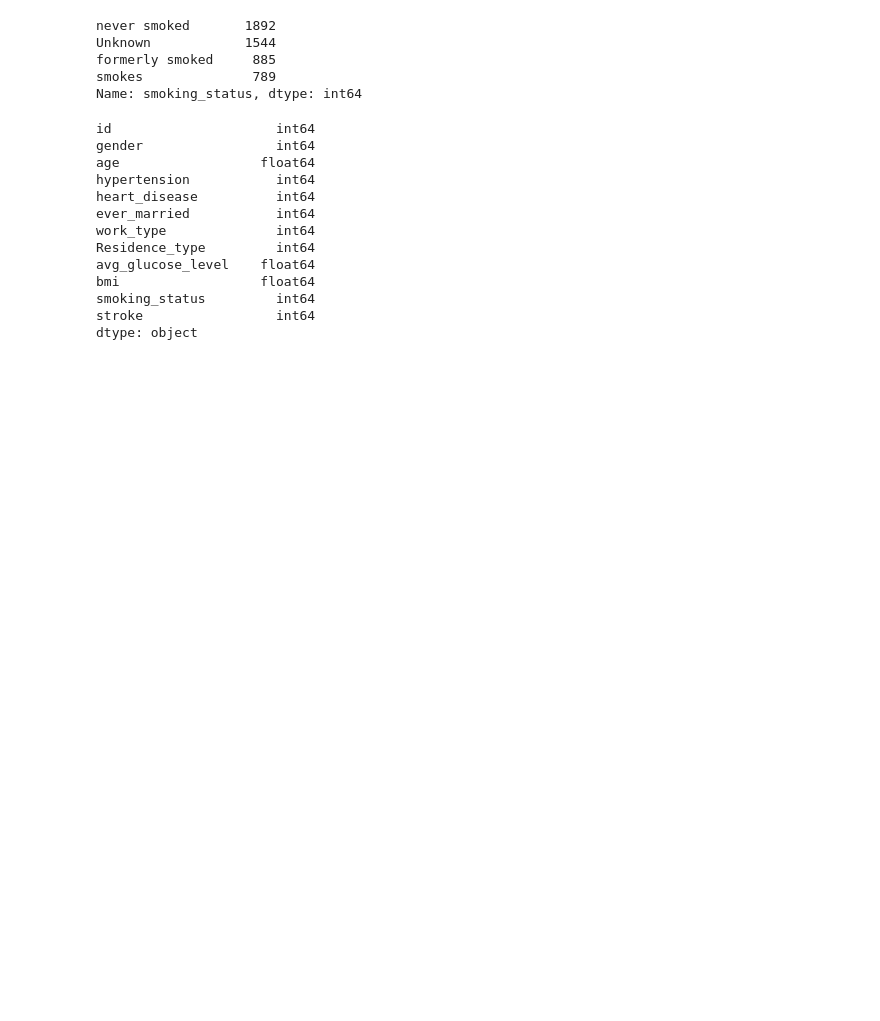
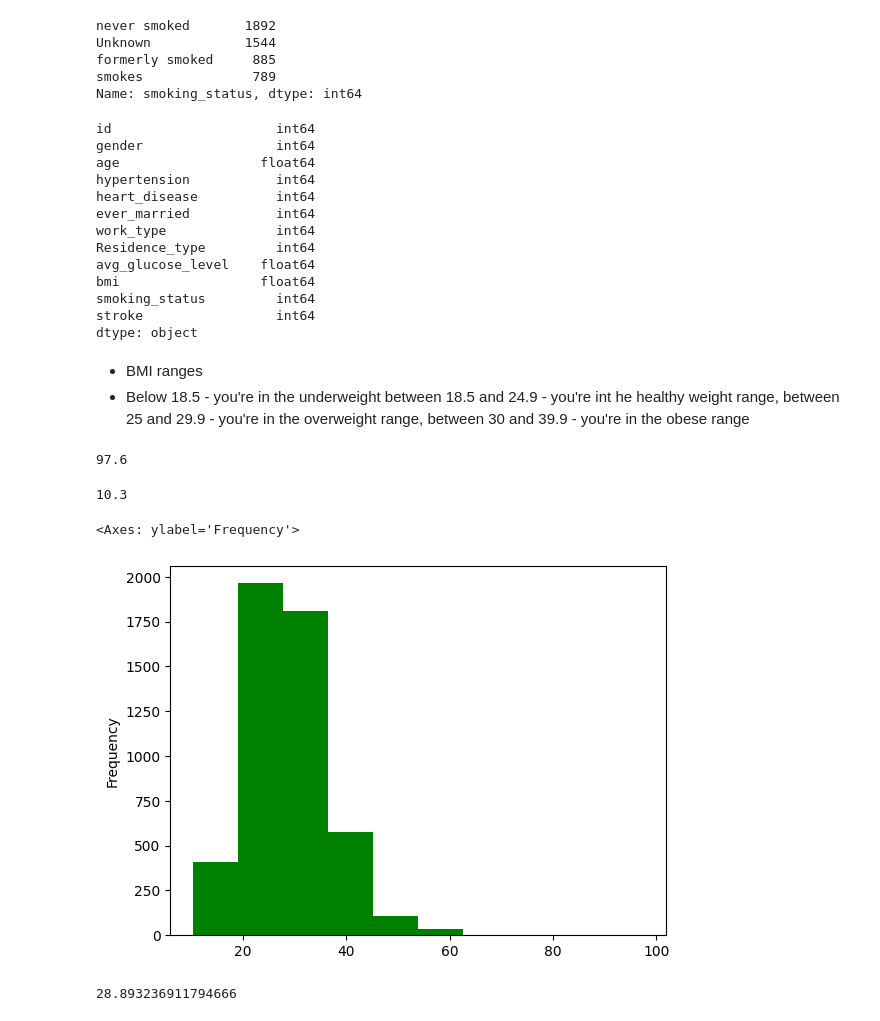
Before and after one commit to Yashu3624/STROKE_PREDICTION, a Jupyter notebook: STROKE_PRIDICTION.ipynb, the cells around one changed output. Saved outputs shown, nothing was run; the diff lists cells and outputs as text; code cells hidden in the pictures; blank space fills up the shorter version.

```diff
--- a/STROKE_PRIDICTION.ipynb
+++ b/STROKE_PRIDICTION.ipynb
@@ -169,3 +165,25 @@ bmi                  float64
 smoking_status         int64
 stroke                 int64
 dtype: object
+# %% [markdown]
+
+
+*   BMI ranges
+*   Below 18.5 - you're in the underweight between 18.5 and 24.9 - you're int he healthy weight range, between 25 and 29.9 - you're in the overweight range, between 30 and 39.9 - you're in the obese range
+# %%
+df['bmi'].max()
+# %% [output]
+97.6
+# %%
+df['bmi'].min()
+# %% [output]
+10.3
+# %%
+df['bmi'].plot(kind = 'hist', color = 'g')
+# %% [output]
+<Axes: ylabel='Frequency'>
+[figure, added]
+# %%
+df['bmi'].mean()
+# %% [output]
+28.893236911794666
```
Also changed, not shown: parts of 26 cells of this notebook.
